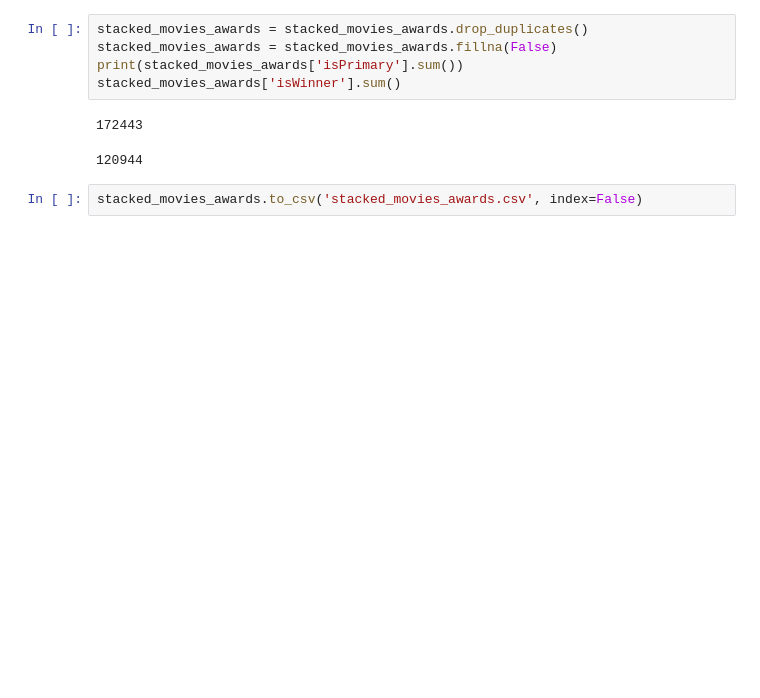
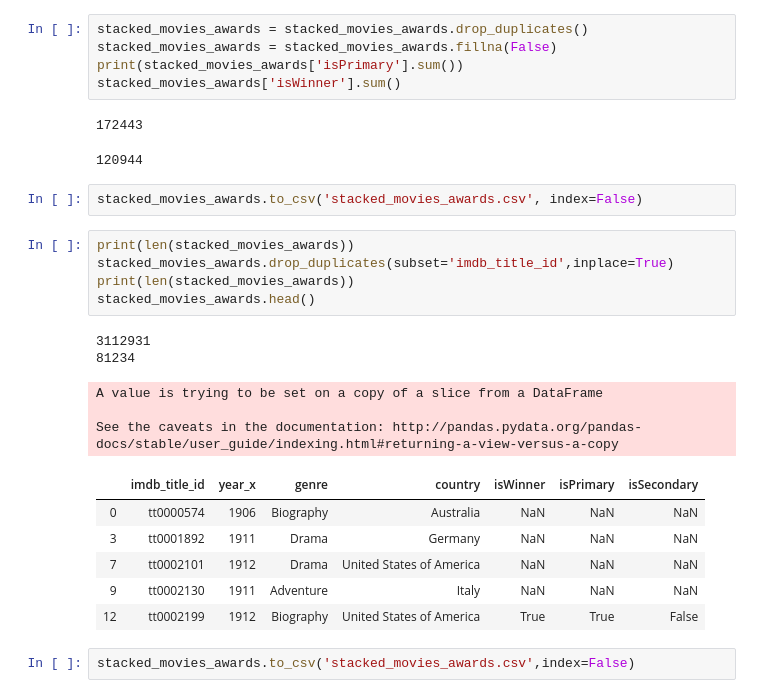
Before and after one commit to YBouquet/com-480-project-lesbigleux, a Jupyter notebook: Preprocess/Data_Analysis_M1.ipynb, the cells around one changed output. Cells and saved outputs as stored; diff of their text form; blank space fills up the shorter version.

```diff
--- a/Preprocess/Data_Analysis_M1.ipynb
+++ b/Preprocess/Data_Analysis_M1.ipynb
@@ -508,3 +508,22 @@ stacked_movies_awards['isWinner'].sum()
 120944
 # %%
 stacked_movies_awards.to_csv('stacked_movies_awards.csv', index=False)
+# %%
+print(len(stacked_movies_awards))
+stacked_movies_awards.drop_duplicates(subset='imdb_title_id',inplace=True)
+print(len(stacked_movies_awards))
+stacked_movies_awards.head()
+# %% [output]
+3112931
+81234
+A value is trying to be set on a copy of a slice from a DataFrame
+
+See the caveats in the documentation: http://pandas.pydata.org/pandas-docs/stable/user_guide/indexing.html#returning-a-view-versus-a-copy
+|  | imdb_title_id | year_x | genre | country | isWinner | isPrimary | isSecondary |
+| 0 | tt0000574 | 1906 | Biography | Australia | NaN | NaN | NaN |
+| 3 | tt0001892 | 1911 | Drama | Germany | NaN | NaN | NaN |
+| 7 | tt0002101 | 1912 | Drama | United States of America | NaN | NaN | NaN |
+| 9 | tt0002130 | 1911 | Adventure | Italy | NaN | NaN | NaN |
+| 12 | tt0002199 | 1912 | Biography | United States of America | True | True | False |
+# %%
+stacked_movies_awards.to_csv('stacked_movies_awards.csv',index=False)
```
Also changed, not shown: parts of 2 cells of this notebook, 4 other files.
